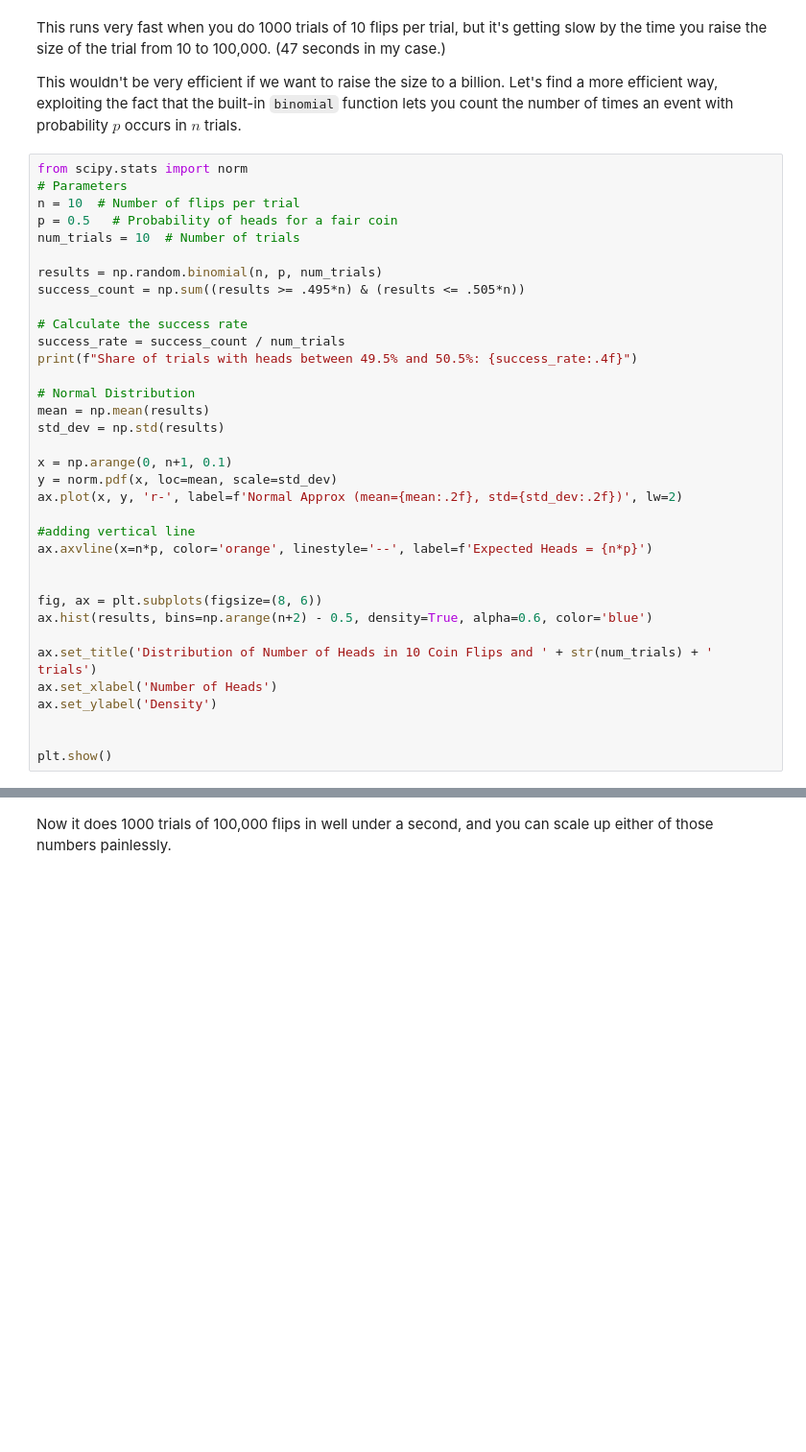
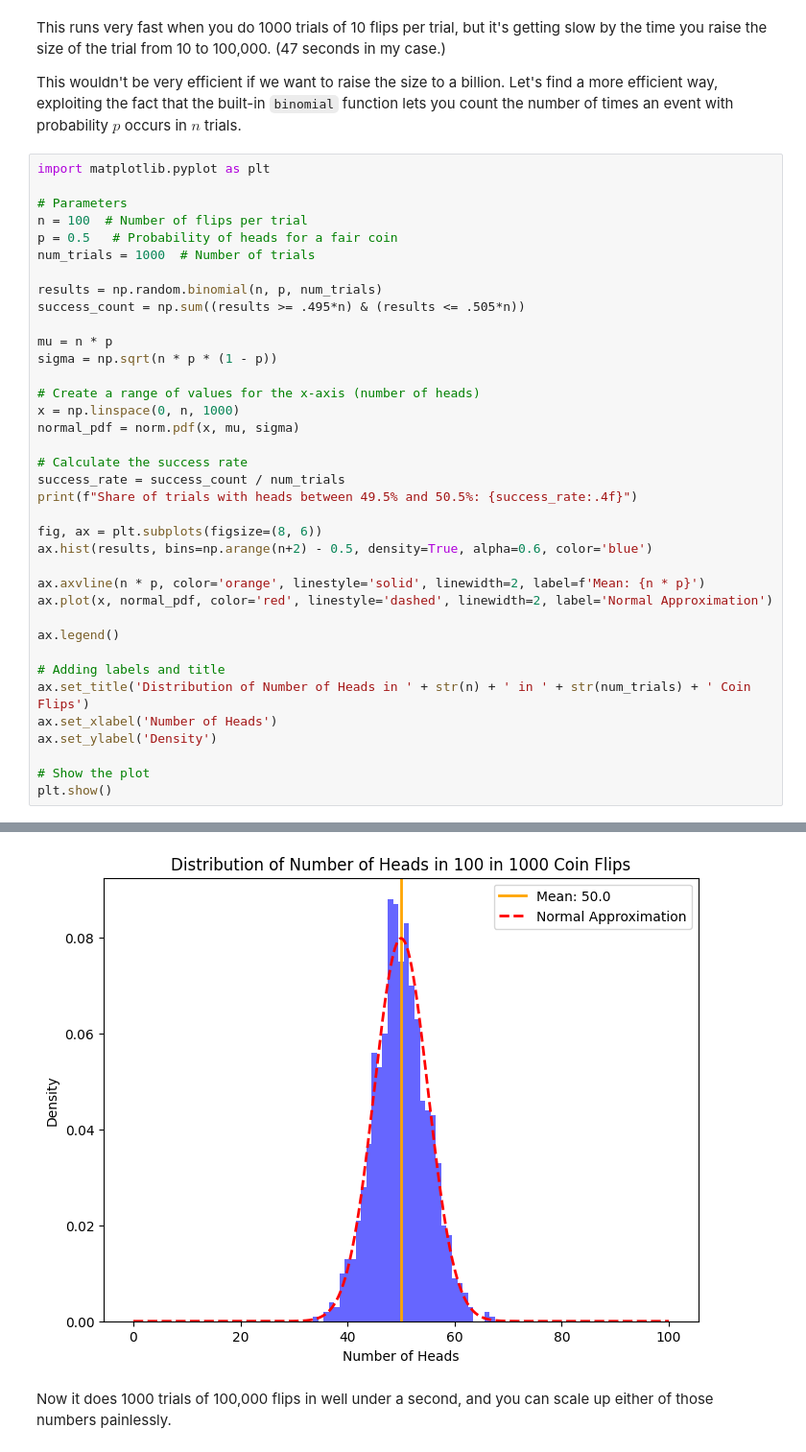
Before and after one commit to ashkwart/Ashley-Website, a Jupyter notebook: Week1.ipynb, the cells around one changed output, grey strips where cells are left out. Shown: that part at 96% size. Saved outputs shown, nothing was run; the diff lists cells and outputs as text; blank space fills up the shorter version.

```diff
--- a/Week1.ipynb
+++ b/Week1.ipynb
@@ -400,38 +400,40 @@ This runs very fast when you do 1000 trials of 10 flips per trial, but it's gett
 
 This wouldn't be very efficient if we want to raise the size to a billion.  Let's find a more efficient way, exploiting the fact that the built-in `binomial` function lets you count the number of times an event with probability $p$ occurs in $n$ trials.
 # %%
-from scipy.stats import norm
+import matplotlib.pyplot as plt
+
 # Parameters
-n = 10  # Number of flips per trial
+n = 100  # Number of flips per trial
 p = 0.5   # Probability of heads for a fair coin
-num_trials = 10  # Number of trials
+num_trials = 1000  # Number of trials
 
 results = np.random.binomial(n, p, num_trials)
 success_count = np.sum((results >= .495*n) & (results <= .505*n))
+
+mu = n * p
+sigma = np.sqrt(n * p * (1 - p))
+
+# Create a range of values for the x-axis (number of heads)
+x = np.linspace(0, n, 1000)
+normal_pdf = norm.pdf(x, mu, sigma)
 
 # Calculate the success rate
 success_rate = success_count / num_trials
 print(f"Share of trials with heads between 49.5% and 50.5%: {success_rate:.4f}")
 
-# Normal Distribution
-mean = np.mean(results)
-std_dev = np.std(results)
-
-x = np.arange(0, n+1, 0.1)
-y = norm.pdf(x, loc=mean, scale=std_dev)
-ax.plot(x, y, 'r-', label=f'Normal Approx (mean={mean:.2f}, std={std_dev:.2f})', lw=2)
-
-#adding vertical line
-ax.axvline(x=n*p, color='orange', linestyle='--', label=f'Expected Heads = {n*p}')
-
-
 fig, ax = plt.subplots(figsize=(8, 6))
 ax.hist(results, bins=np.arange(n+2) - 0.5, density=True, alpha=0.6, color='blue')
 
-ax.set_title('Distribution of Number of Heads in 10 Coin Flips and ' + str(num_trials) + ' trials')
+ax.axvline(n * p, color='orange', linestyle='solid', linewidth=2, label=f'Mean: {n * p}')
+ax.plot(x, normal_pdf, color='red', linestyle='dashed', linewidth=2, label='Normal Approximation')
+
+ax.legend()
+
+# Adding labels and title
+ax.set_title('Distribution of Number of Heads in ' + str(n) + ' in ' + str(num_trials) + ' Coin Flips')
 ax.set_xlabel('Number of Heads')
 ax.set_ylabel('Density')
 
-
+# Show the plot
 plt.show()
 # %% [output]
@@ -440,3 +441,4 @@ Share of trials with heads between 49.5% and 50.5%: 0.4000
+[figure, added]
 # %% [markdown]
 Now it does 1000 trials of 100,000 flips in well under a second, and you can scale up either of those numbers painlessly.
 # %% [markdown]
```
Also changed, not shown: parts of 1 cell of this notebook.
